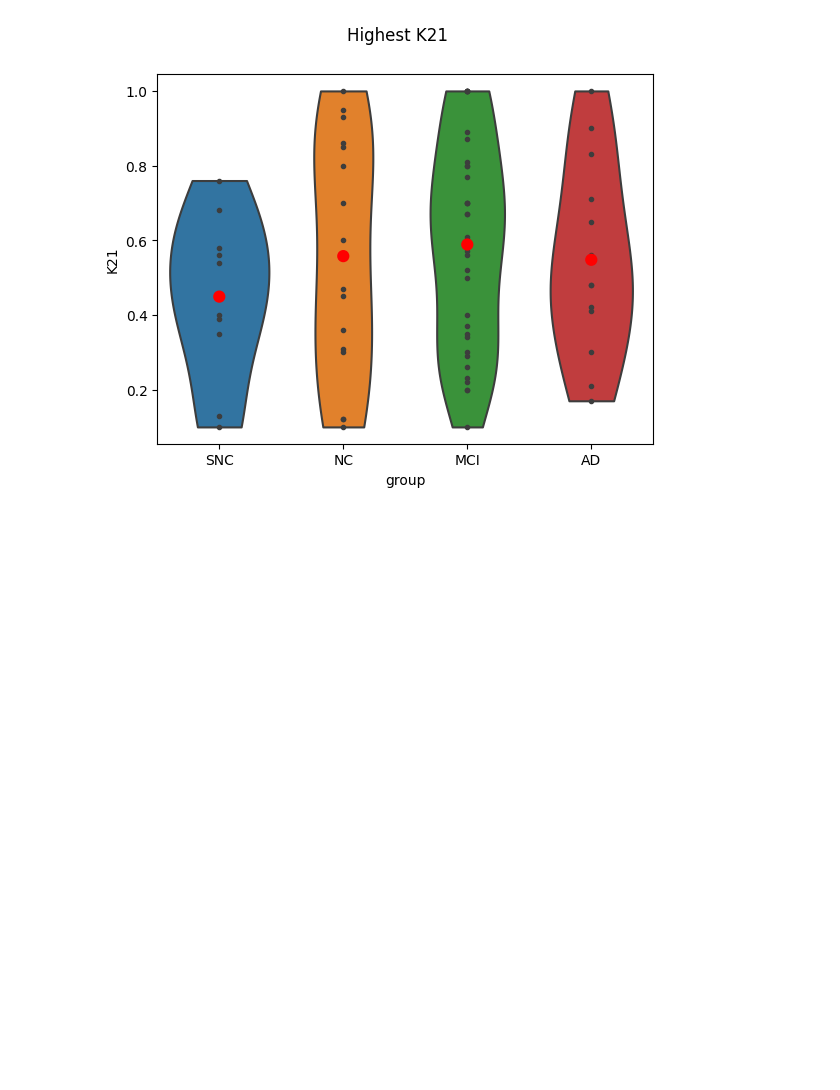
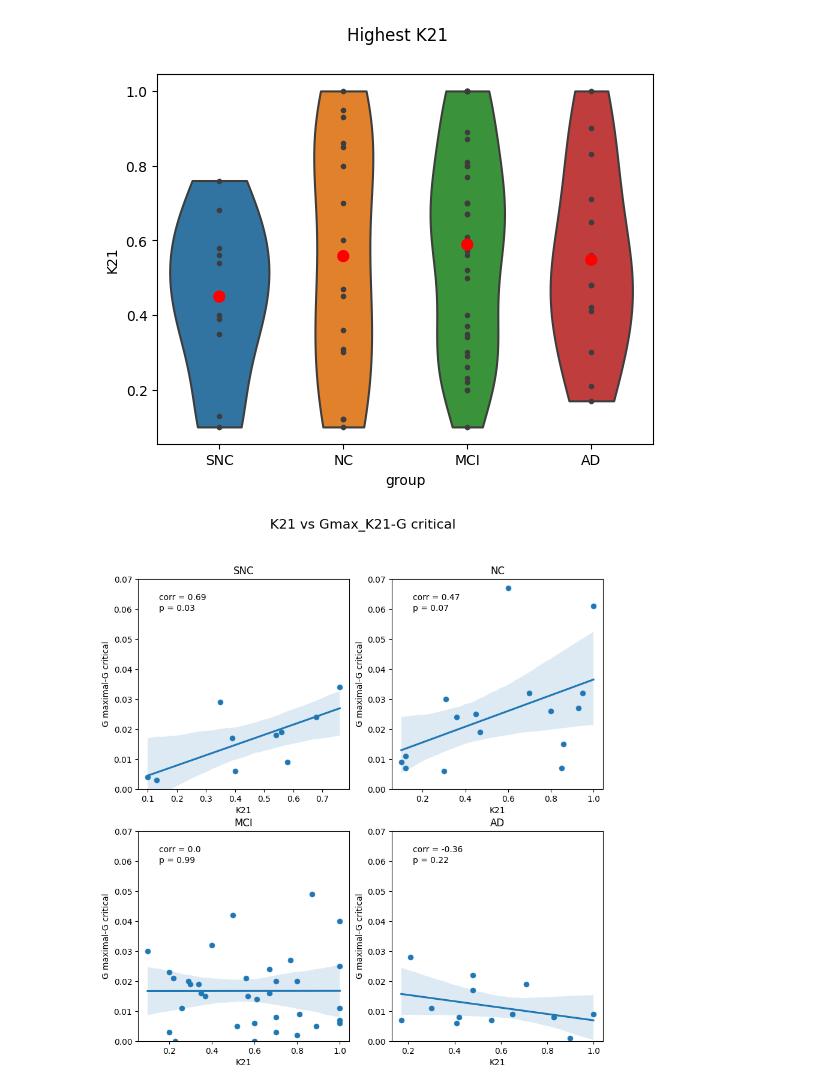
Before and after one commit to yilewang/tvbdemos, a Jupyter notebook: clinical_conversion/longer_K21.ipynb, the cells around one changed output. Saved outputs shown, nothing was run; the diff lists cells and outputs as text; code cells hidden in the pictures; blank space fills up the shorter version.

```diff
--- a/clinical_conversion/longer_K21.ipynb
+++ b/clinical_conversion/longer_K21.ipynb
@@ -172,3 +172,36 @@ plt.ylabel("K21")
 # %% [output]
 Text(0, 0.5, 'K21')
 [figure]
+# %%
+## scatter plot
+
+import seaborn as sns
+import pandas as pd
+import matplotlib.pyplot as plt
+import scipy
+
+title = "K21 vs Gmax_K21-G critical"
+y_var = "Gmax_K21-Gc"
+
+
+# read the data
+df = pd.read_excel("/Users/yat-lok/workspaces/tvbdemos/clinical_conversion/K21_table.xlsx", sheet_name="gmax")
+figure = plt.figure(figsize=(10,10))
+figure.suptitle(title, fontsize=16)
+for index, grp in enumerate(['SNC','NC','MCI','AD']):
+    ax = figure.add_subplot(2,2,index+1)
+    # plot the scatterplot, x = K21, y = Gmax_K21 only for SNC
+    sns.scatterplot(x="K21", y=y_var, data=df[df.group==grp], ax=ax)
+    # plot the regression line
+    sns.regplot(x="K21", y=y_var, data=df[df.group==grp], ax=ax)
+    # show correlation coefficient, and print p-value
+    corr = df[df.group==grp].K21.corr(df[df.group==grp][y_var])
+    p_value = scipy.stats.pearsonr(df[df.group==grp].K21, df[df.group==grp][y_var])[1]
+    ax.set_ylabel("G maximal-G critical")
+    ax.text(0.1, 0.9, "corr = "+str(round(corr, 2)), transform=ax.transAxes)
+    ax.text(0.1, 0.85, "p = "+str(round(p_value, 2)), transform=ax.transAxes)
+    ax.set_title(grp)
+    # make y-axis label from 0.00 to 0.07
+    ax.set_ylim([0.00, 0.07])
+# %% [output]
+[figure, added]
```
Also changed, not shown: parts of 1 cell of this notebook, 1 other file.
